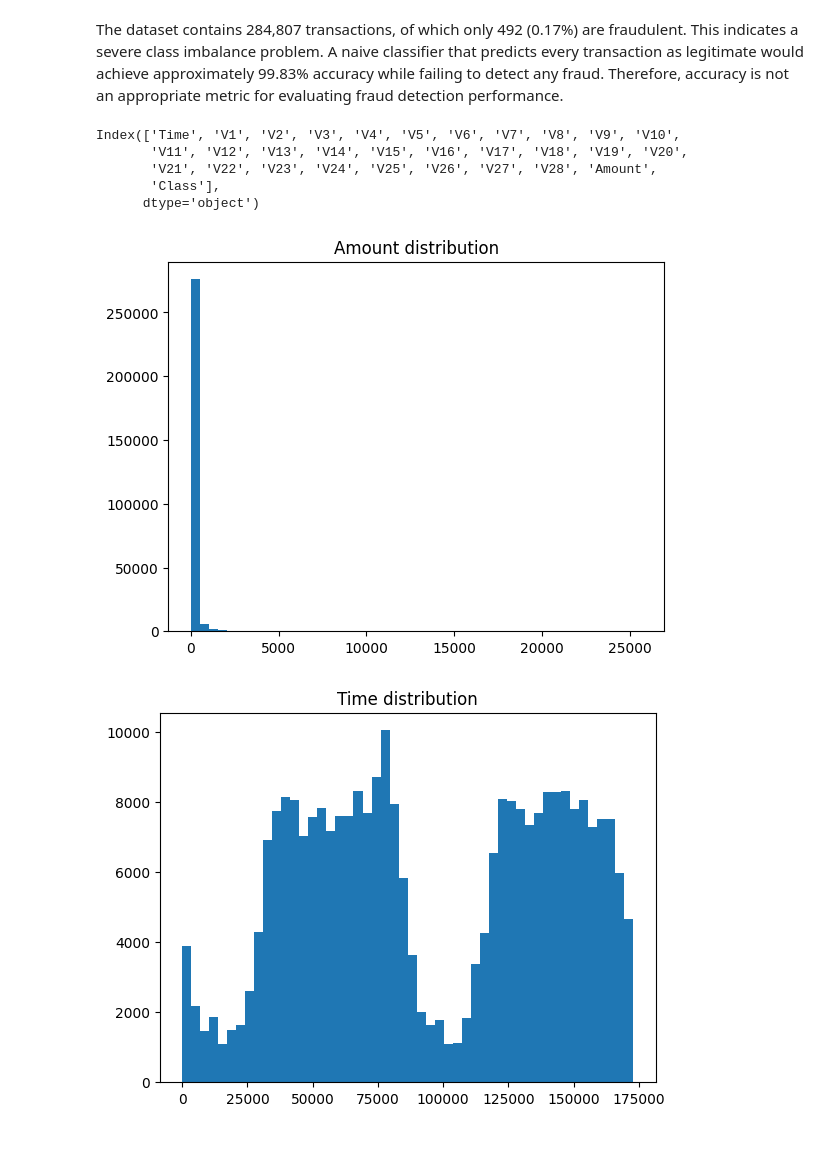
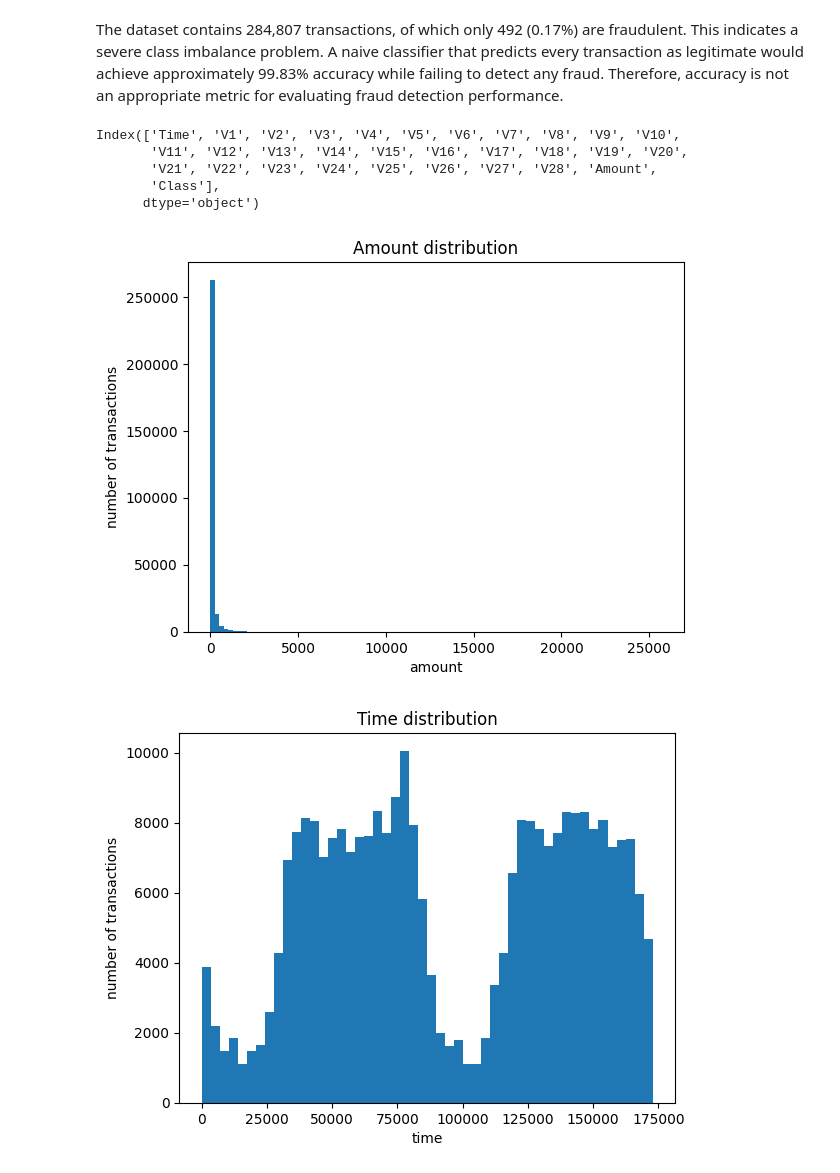
Before and after one commit to monasolgi/Credit-Card-Fraud-Detection, a Jupyter notebook: Fraud_detection.ipynb, the cells around one changed output. Cells and saved outputs as stored; diff of their text form; code cells hidden in the pictures; blank space fills up the shorter version.

```diff
--- a/Fraud_detection.ipynb
+++ b/Fraud_detection.ipynb
@@ -59,18 +105,25 @@ The dataset contains 284,807 transactions, of which only 492 (0.17%) are fraudul
 # %%
 print(df.columns)
 
-plt.hist(df["Amount"], bins=50)
+#plt.xlim(0,500) define interval to zoom in
+plt.hist(df["Amount"], bins=100)
+plt.ylabel("number of transactions")
+plt.xlabel("amount")
 plt.title("Amount distribution")
 plt.show()
+#Most transactions have relatively small amounts, while only a
+#few transactions have very large amounts.
 
 plt.hist(df["Time"], bins=50)
+plt.ylabel("number of transactions")
+plt.xlabel("time")
 plt.title("Time distribution")
 plt.show()
 # %% [output]
 Index(['Time', 'V1', 'V2', 'V3', 'V4', 'V5', 'V6', 'V7', 'V8', 'V9', 'V10',
        'V11', 'V12', 'V13', 'V14', 'V15', 'V16', 'V17', 'V18', 'V19', 'V20',
        'V21', 'V22', 'V23', 'V24', 'V25', 'V26', 'V27', 'V28', 'Amount',
        'Class'],
       dtype='object')
-[figure, old version]
+[figure, new version]
-[figure, old version]
+[figure, new version]
```
Also changed, not shown: parts of 10 cells of this notebook.
